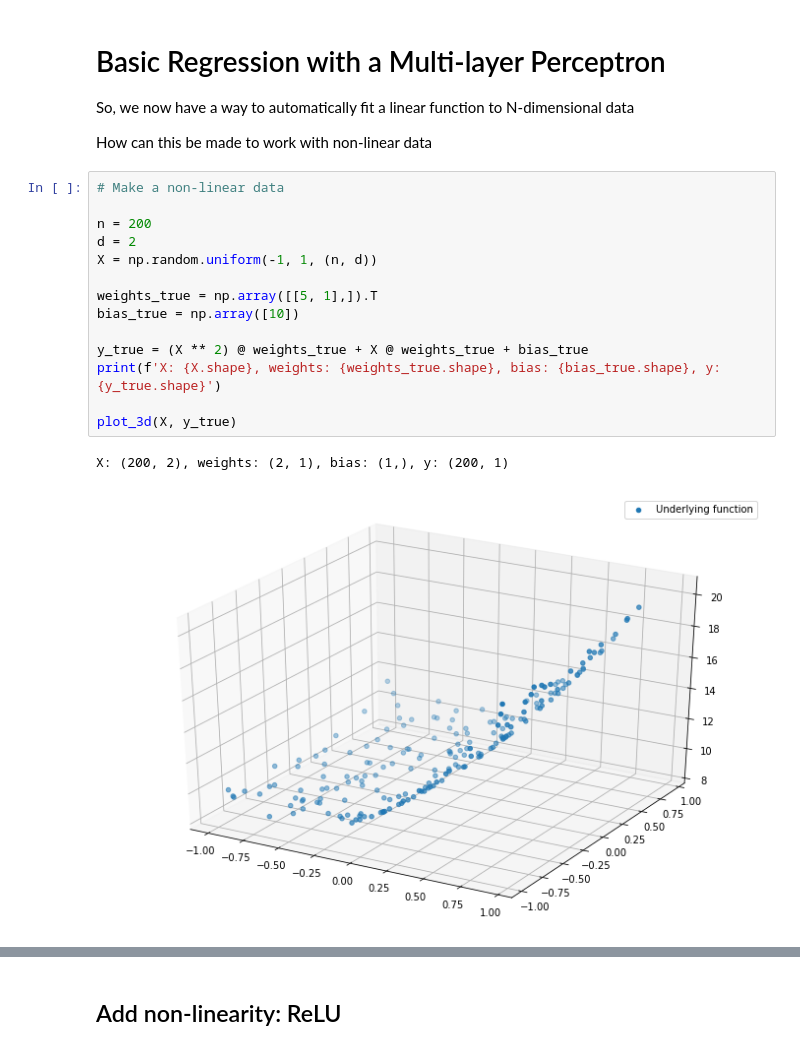
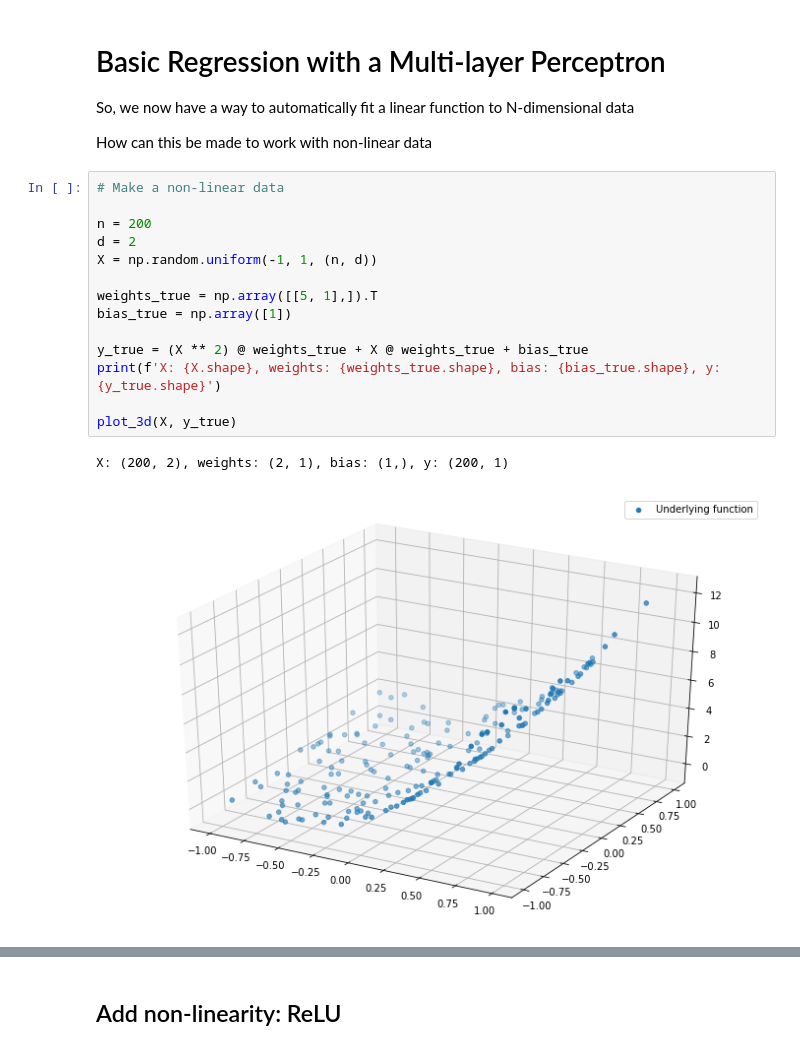
Before and after one commit to IndraP24/Full-Stack-Deep-Learning-Spring21, a Jupyter notebook: Deep Learning Fundamentals/Part 1 Basics | Coding a Neural Network.ipynb, the cells around one changed output, grey strips where cells are left out. Drawn from its saved outputs; the diff is of its cells as text.

```diff
--- a/Deep Learning Fundamentals/Part 1 Basics | Coding a Neural Network.ipynb
+++ b/Deep Learning Fundamentals/Part 1 Basics | Coding a Neural Network.ipynb
@@ -401,20 +401,20 @@ How can this be made to work with non-linear data
 # %%
 # Make a non-linear data
 
 n = 200
 d = 2
 X = np.random.uniform(-1, 1, (n, d))
 
 weights_true = np.array([[5, 1],]).T
-bias_true = np.array([10])
+bias_true = np.array([1])
 
 y_true = (X ** 2) @ weights_true + X @ weights_true + bias_true
 print(f'X: {X.shape}, weights: {weights_true.shape}, bias: {bias_true.shape}, y: {y_true.shape}')
 
 plot_3d(X, y_true)
 # %% [output]
 X: (200, 2), weights: (2, 1), bias: (1,), y: (200, 1)
-[figure, old version]
+[figure, new version]
 # %%
 # WE can train just fine, but the final loss will remain high, as our linear function is incapable of representing the data
 
```
Also changed, not shown: parts of 16 cells of this notebook.
